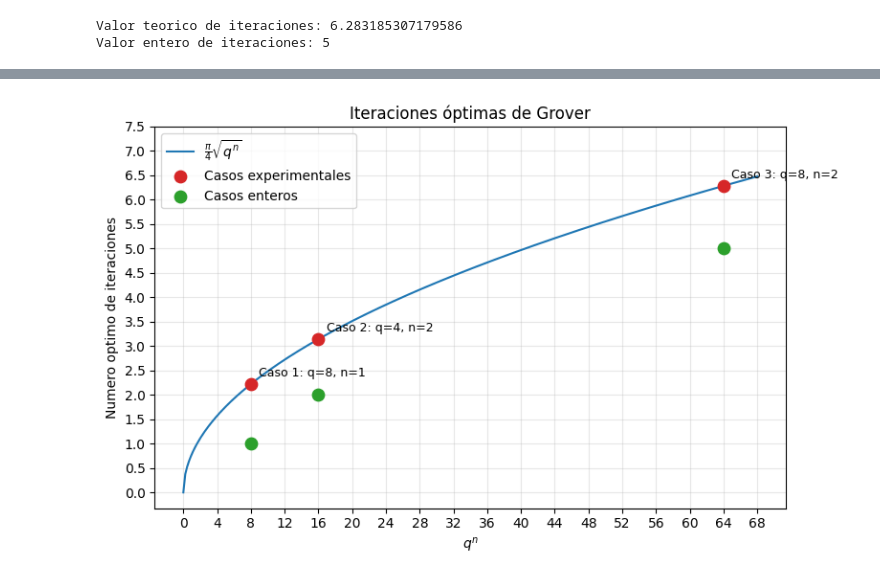
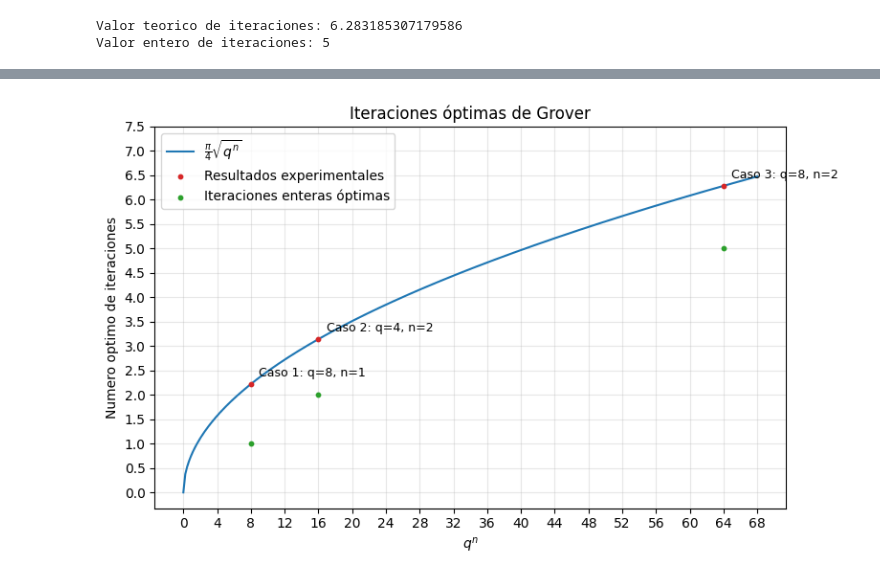
Before and after one commit to 100495718/Introduccion_criptoanalisis_cuantico_Qiskit, a Jupyter notebook: grover_lwe.ipynb, the cells around one changed output, grey strips where cells are left out. Drawn from its saved outputs; the diff is of its cells as text; code cells hidden in the pictures.

```diff
--- a/grover_lwe.ipynb
+++ b/grover_lwe.ipynb
@@ -512,34 +542,34 @@ Valor entero de iteraciones: 5
 # %%
-# Grafica comparativa: q^n frente al numero optimo de iteraciones
+#Grafica comparativa: q^n frente al numero óptimo de iteraciones
 x_exp = np.array([q1**n1, q2**n2, q3**n3])
 y_exp = np.array([it_teoricas1, it_teoricas2, it_teoricas3])
 y_ent = np.array([entero1, entero2, entero3])
 
 x_teo = np.linspace(0, 68, 300)
 y_teo = (math.pi / 4) * np.sqrt(x_teo)
 
 plt.figure(figsize=(8, 5))
 plt.plot(x_teo, y_teo, label=r'$\frac{\pi}{4}\sqrt{q^n}$', color='tab:blue')
-plt.scatter(x_exp, y_exp, color='tab:red', s=80, label='Casos experimentales', zorder=3)
-plt.scatter(x_exp, y_ent, color='tab:green', s=80, label='Casos enteros', zorder=3)
+plt.scatter(x_exp, y_exp, color='tab:red', s=10, label='Resultados experimentales', zorder=3)
+plt.scatter(x_exp, y_ent, color='tab:green', s=10, label='Iteraciones enteras óptimas', zorder=3)
 
 etiquetas = [
     f'Caso 1: q={q1}, n={n1}',
     f'Caso 2: q={q2}, n={n2}',
     f'Caso 3: q={q3}, n={n3}'
 ]
 
 for x, y, etiqueta in zip(x_exp, y_exp, etiquetas):
     plt.annotate(etiqueta, (x, y), textcoords='offset points', xytext=(6, 6), fontsize=9)
 
 plt.xlabel(r'$q^n$')
 plt.ylabel('Numero optimo de iteraciones')
 plt.title('Iteraciones óptimas de Grover')
 plt.xticks(np.arange(0, 70, 4))
 plt.yticks(np.arange(0, 8, 0.5))
 plt.grid(True, alpha=0.3)
 plt.legend()
 plt.tight_layout()
 plt.show()
 # %% [output]
-[figure, old version]
+[figure, new version]
```
Also changed, not shown: parts of 45 cells of this notebook.
